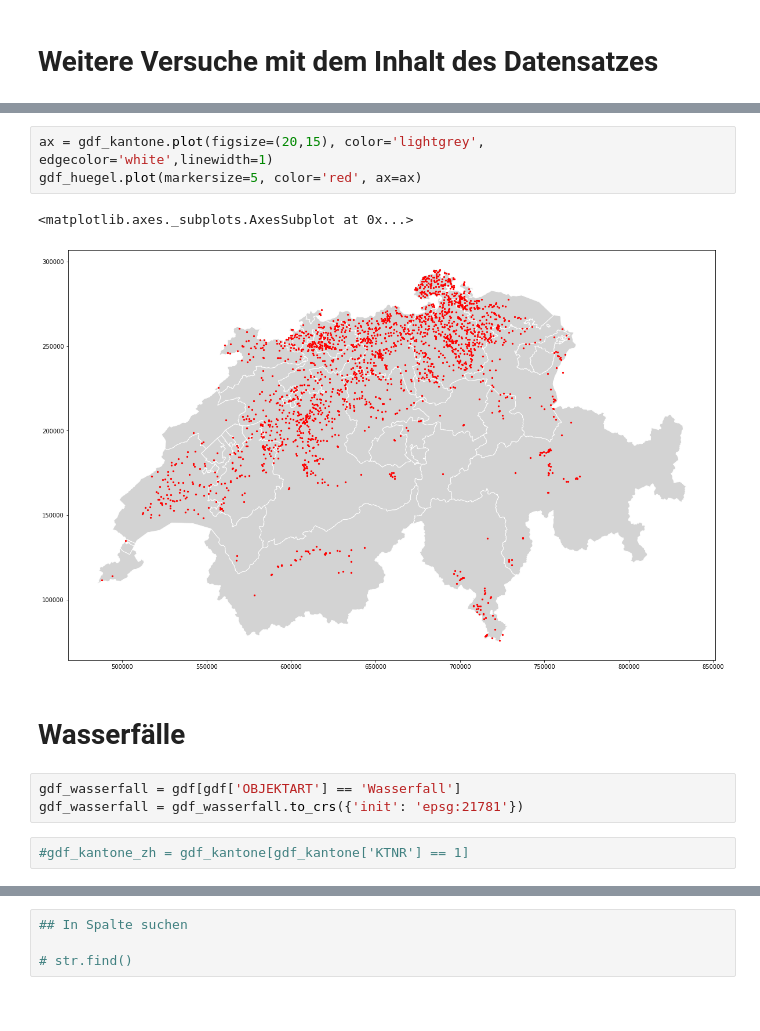
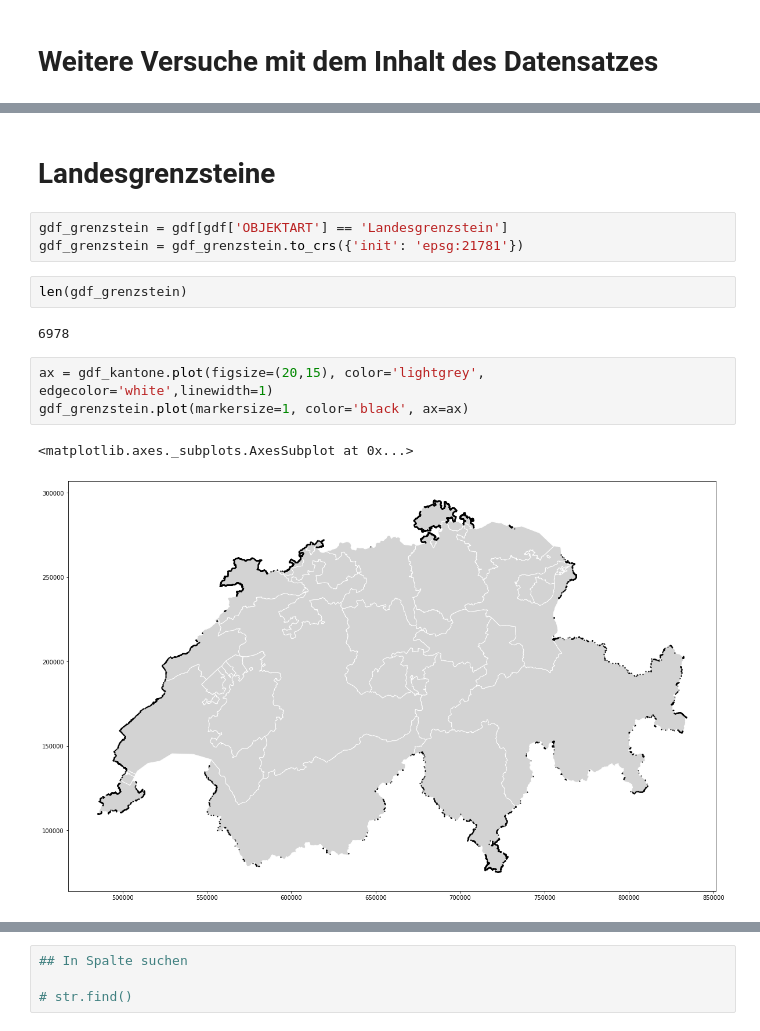
Before and after one commit to katrinnidzwetzki/cas-ddj-abschlussarbeit, a Jupyter notebook: 02_ortsnamen_plotting.ipynb, the cells around one changed output, grey strips where cells are left out. Drawn from its saved outputs; the diff is of its cells as text.

```diff
--- a/02_ortsnamen_plotting.ipynb
+++ b/02_ortsnamen_plotting.ipynb
@@ -208,13 +190,15 @@ gdf_huegel = gdf_huegel.to_crs({'init': 'epsg:21781'})
+# %% [markdown]
+# Landesgrenzsteine
+# %%
+gdf_grenzstein = gdf[gdf['OBJEKTART'] == 'Landesgrenzstein']
+gdf_grenzstein = gdf_grenzstein.to_crs({'init': 'epsg:21781'})
+# %%
+len(gdf_grenzstein)
+# %% [output]
+6978
 # %%
 ax = gdf_kantone.plot(figsize=(20,15), color='lightgrey', edgecolor='white',linewidth=1)
-gdf_huegel.plot(markersize=5, color='red', ax=ax)
+gdf_grenzstein.plot(markersize=1, color='black', ax=ax)
 # %% [output]
 <matplotlib.axes._subplots.AxesSubplot at 0x...>
-[figure, old version]
+[figure, new version]
-# %% [markdown]
-# Wasserfälle
-# %%
-gdf_wasserfall = gdf[gdf['OBJEKTART'] == 'Wasserfall']
-gdf_wasserfall = gdf_wasserfall.to_crs({'init': 'epsg:21781'})
-# %%
-#gdf_kantone_zh = gdf_kantone[gdf_kantone['KTNR'] == 1]
```
Also changed, not shown: parts of 30 cells of this notebook, 3 other files.
